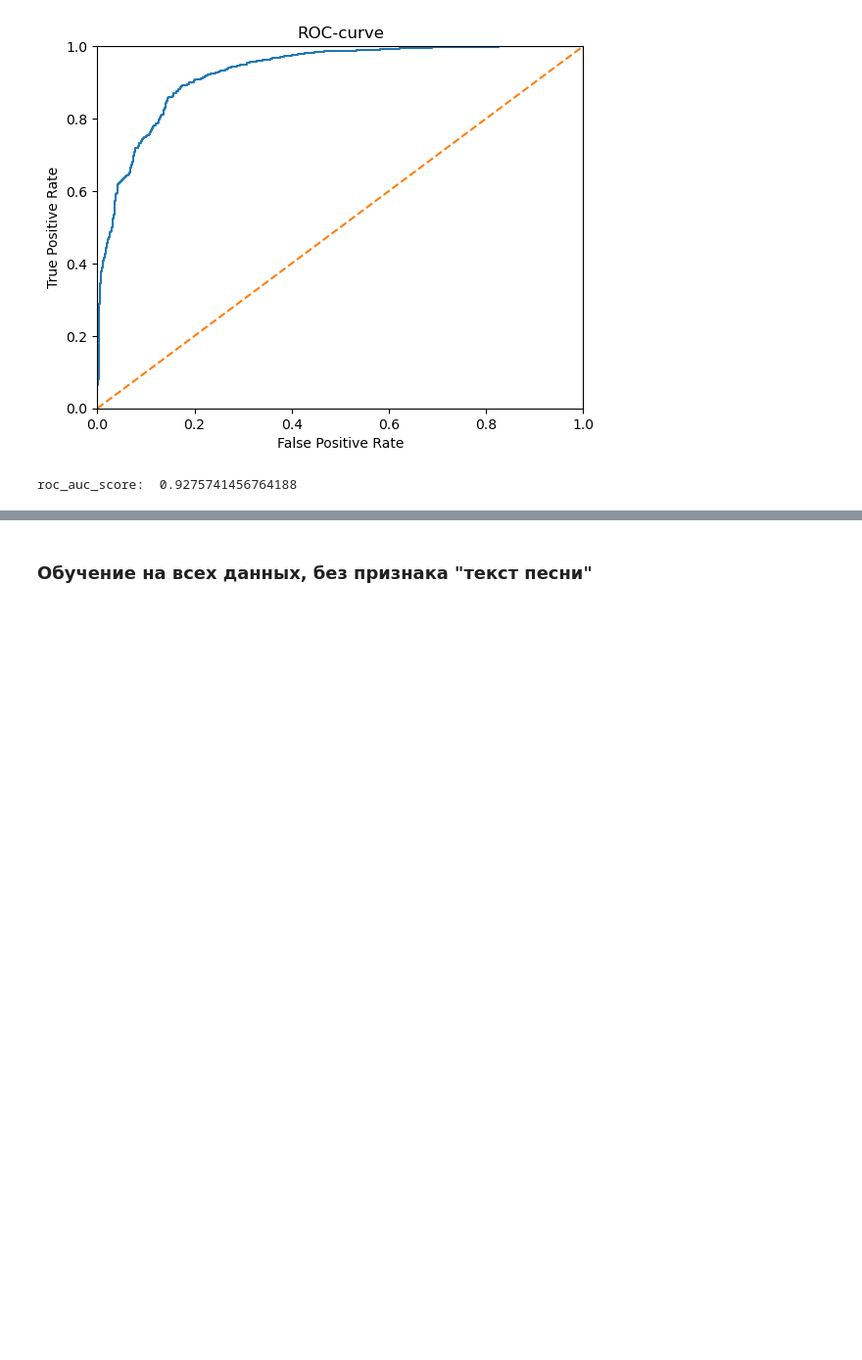
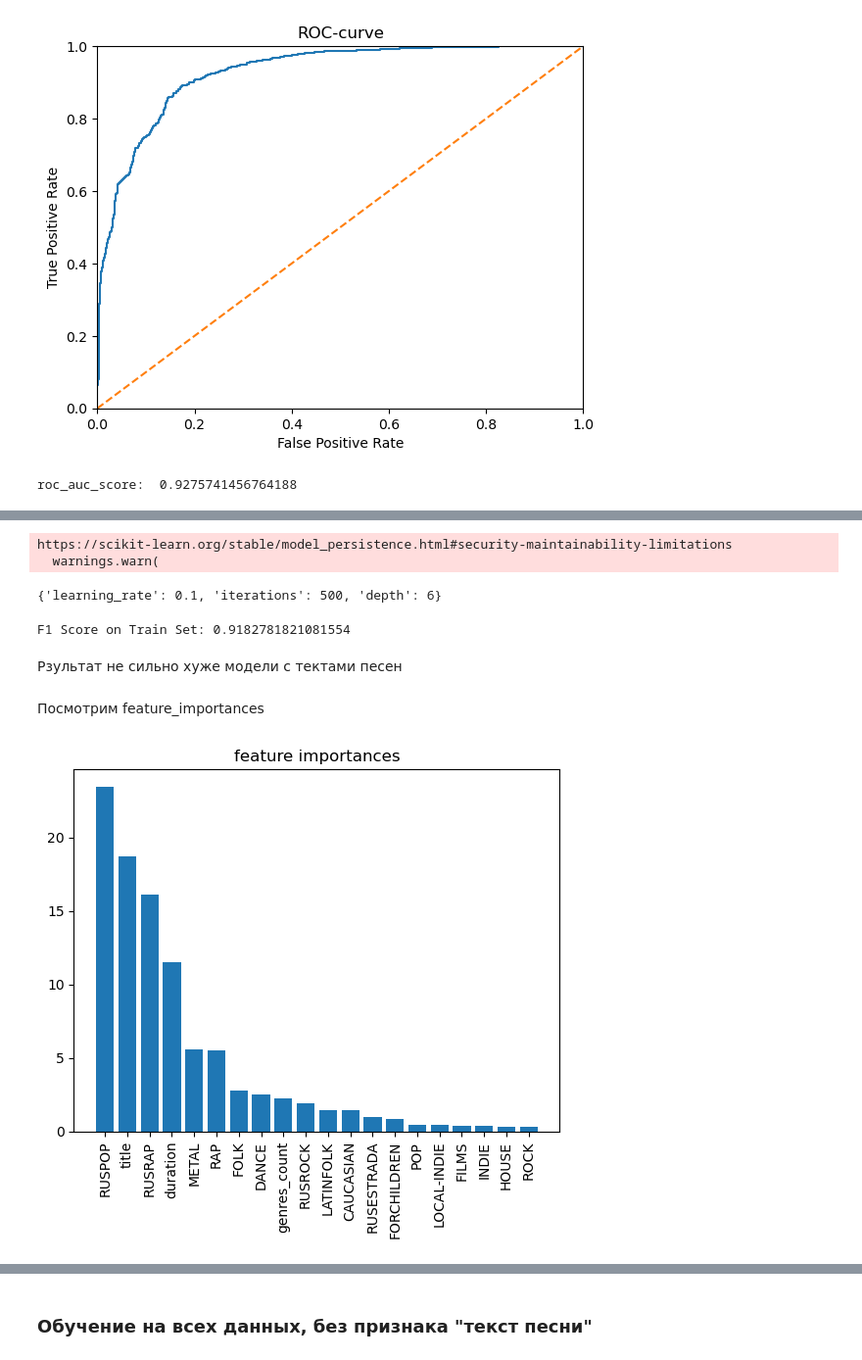
Before and after one commit to EkaterinaIII/Y_Music_NLP, a Jupyter notebook: y_music.ipynb, the cells around one changed output, grey strips where cells are left out. Shown: that part at 98% size. Drawn from its saved outputs; the diff is of its cells as text; code cells hidden in the pictures; blank space fills up the shorter version.

Commit message:
Добавление модели класификации на не полных данных

```diff
--- a/y_music.ipynb
+++ b/y_music.ipynb
@@ -736,0 +761,31 @@ roc_auc_score:  0.9275741456764188
+# %%
+cat_without_text = joblib.load('cat_without_text.pkl')
+# %% [output]
+https://scikit-learn.org/stable/model_persistence.html#security-maintainability-limitations
+  warnings.warn(
+# %%
+cat_without_text.best_params_
+# %% [output]
+{'learning_rate': 0.1, 'iterations': 500, 'depth': 6}
+# %%
+print('F1 Score on Train Set:', cat_without_text.best_score_)
+# %% [output]
+F1 Score on Train Set: 0.9182781821081554
+# %% [markdown]
+Рзультат не сильно хуже модели с тектами песен
+# %% [markdown]
+Посмотрим feature_importances
+# %%
+best_model = cat_without_text.best_estimator_
+
+feature_importances = pd.DataFrame(index = best_model.feature_names_,
+                                   data = best_model.feature_importances_)
+top_feature = feature_importances.sort_values(by = [0], ascending=False).head(20)
+
+plt.bar(top_feature.index , top_feature[0]);
+plt.title('feature importances')
+plt.xticks(rotation=90)
+
+plt.show()
+# %% [output]
+[figure, added]
```
Also changed, not shown: parts of 35 cells of this notebook, 1 other file.
